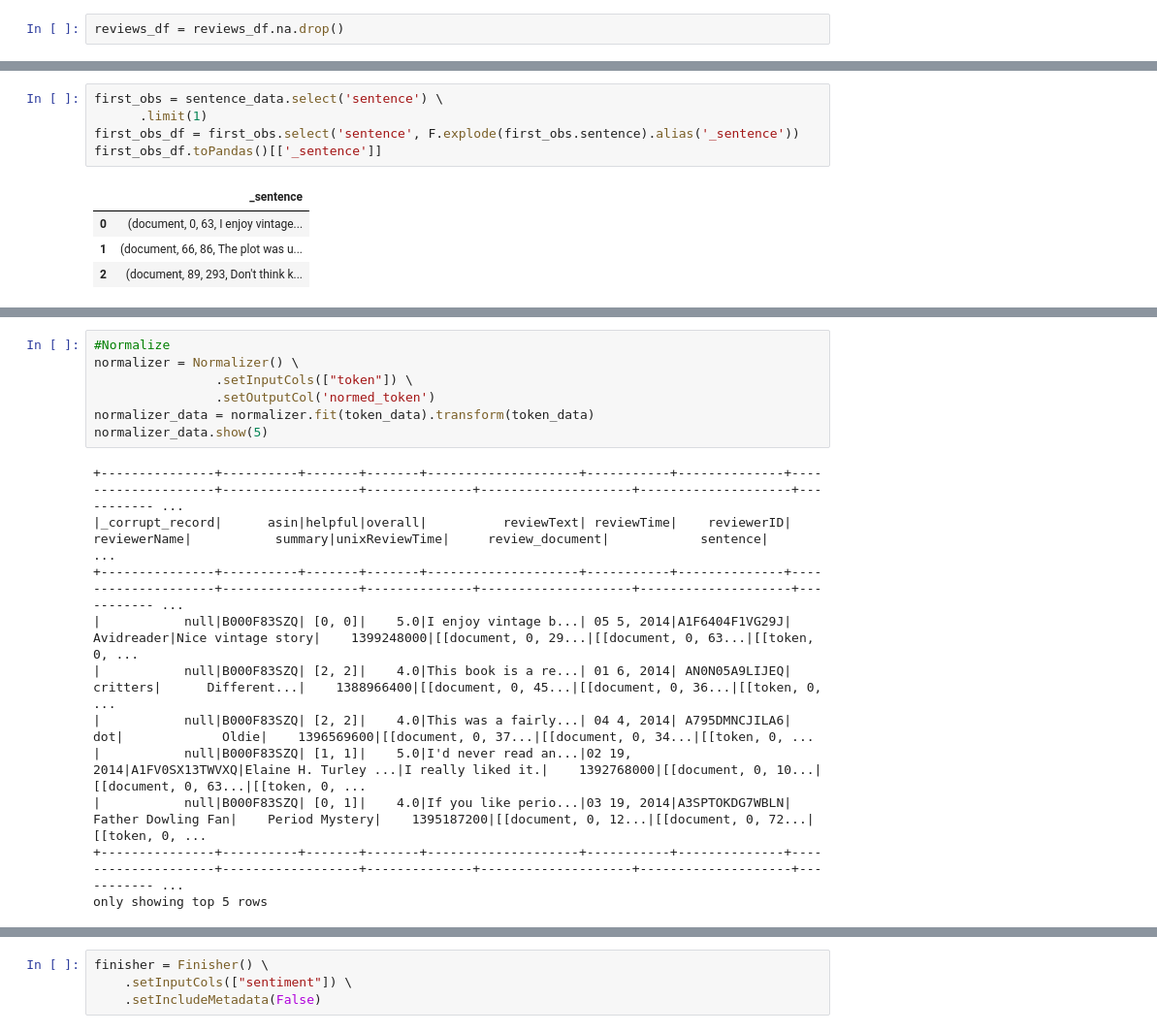
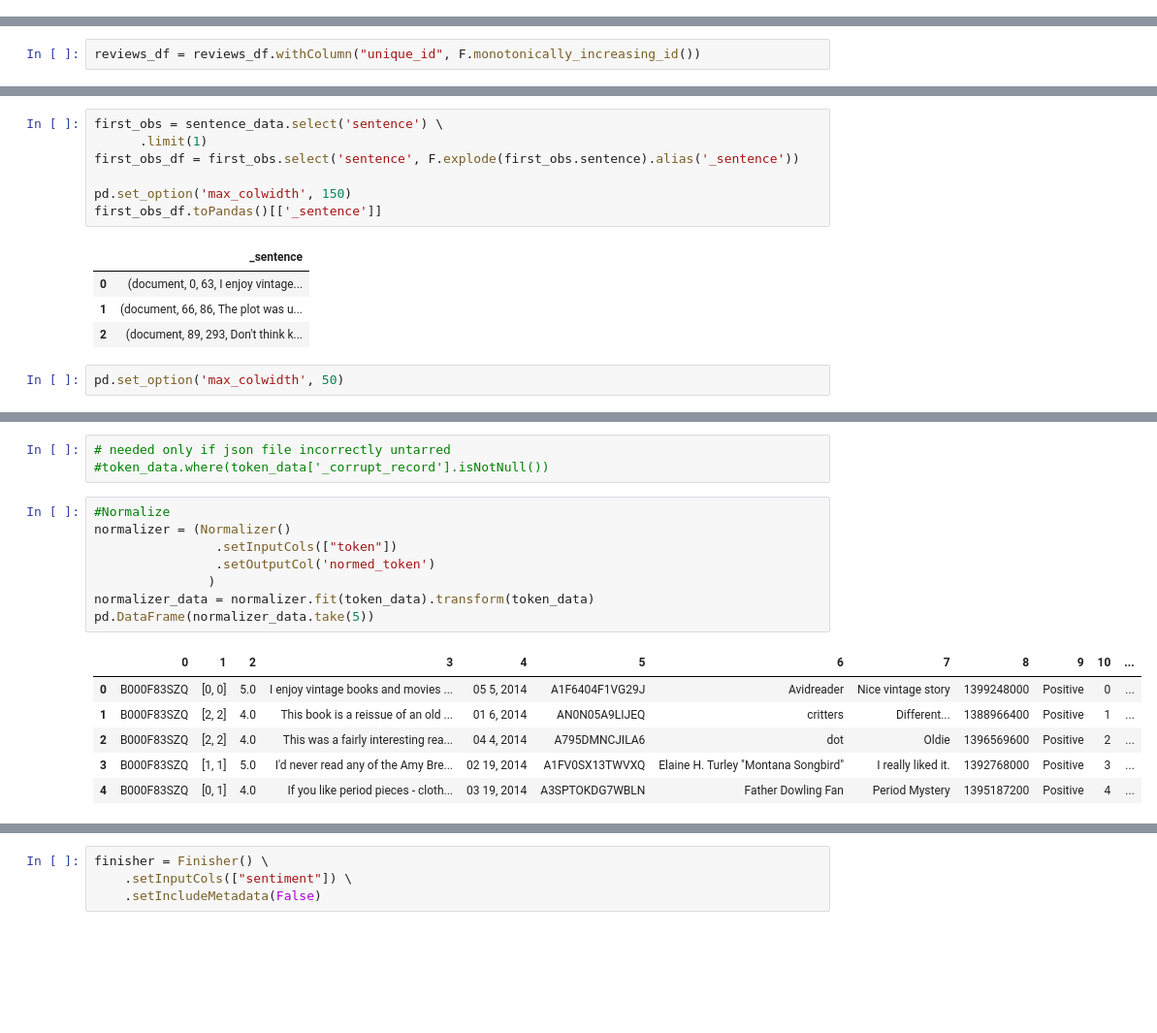
Before and after one commit to chrisoyer/thinkful_notes, a Jupyter notebook: Amazon_Kindle_Reviews__Sentiment.ipynb, the cells around one changed output, grey strips where cells are left out. Shown at 97% size. Cells and saved outputs as stored; diff of their text form; blank space fills up the shorter version.

Commit message:
redid spellcheck. added time series fields

```diff
--- a/Amazon_Kindle_Reviews__Sentiment.ipynb
+++ b/Amazon_Kindle_Reviews__Sentiment.ipynb
@@ -164,3 +164 @@ reviews_df.show(10)
 only showing top 10 rows
-# %%
-reviews_df = reviews_df.na.drop()
@@ -167,3 +182,5 @@ reviews_df = reviews_df.na.drop()
+# %%
+reviews_df = reviews_df.withColumn("unique_id", F.monotonically_increasing_id())
 # %% [markdown]
 # Spark NLP Sentiment Analysis
 # %% [markdown]
@@ -204,12 +221,16 @@ sentence_data.select("sentence").limit(5).show(truncate=False)
 first_obs = sentence_data.select('sentence') \
       .limit(1)
 first_obs_df = first_obs.select('sentence', F.explode(first_obs.sentence).alias('_sentence'))
+
+pd.set_option('max_colwidth', 150)
 first_obs_df.toPandas()[['_sentence']]
 # %% [output]
 |  | _sentence |
 | 0 | (document, 0, 63, I enjoy vintage... |
 | 1 | (document, 66, 86, The plot was u... |
 | 2 | (document, 89, 293, Don't think k... |
+# %%
+pd.set_option('max_colwidth', 50)
 # %%
 #Tokenize
 tokenizer = Tokenizer() \
@@ -226,19 +252,19 @@ token_data.take(5)
+# %%
+# needed only if json file incorrectly untarred
+#token_data.where(token_data['_corrupt_record'].isNotNull())
 # %%
 #Normalize
-normalizer = Normalizer() \
-                .setInputCols(["token"]) \
+normalizer = (Normalizer()
+                .setInputCols(["token"])
                 .setOutputCol('normed_token')
+               )
 normalizer_data = normalizer.fit(token_data).transform(token_data)
-normalizer_data.show(5)
+pd.DataFrame(normalizer_data.take(5))
 # %% [output]
-+---------------+----------+-------+-------+--------------------+-----------+--------------+--------------------+------------------+--------------+--------------------+--------------------+----------- ...
-|_corrupt_record|      asin|helpful|overall|          reviewText| reviewTime|    reviewerID|        reviewerName|           summary|unixReviewTime|     review_document|            sentence|            ...
-+---------------+----------+-------+-------+--------------------+-----------+--------------+--------------------+------------------+--------------+--------------------+--------------------+----------- ...
-|           null|B000F83SZQ| [0, 0]|    5.0|I enjoy vintage b...| 05 5, 2014|A1F6404F1VG29J|          Avidreader|Nice vintage story|    1399248000|[[document, 0, 29...|[[document, 0, 63...|[[token, 0, ...
-|           null|B000F83SZQ| [2, 2]|    4.0|This book is a re...| 01 6, 2014| AN0N05A9LIJEQ|            critters|      Different...|    1388966400|[[document, 0, 45...|[[document, 0, 36...|[[token, 0, ...
-|           null|B000F83SZQ| [2, 2]|    4.0|This was a fairly...| 04 4, 2014| A795DMNCJILA6|                 dot|             Oldie|    1396569600|[[document, 0, 37...|[[document, 0, 34...|[[token, 0, ...
-|           null|B000F83SZQ| [1, 1]|    5.0|I'd never read an...|02 19, 2014|A1FV0SX13TWVXQ|Elaine H. Turley ...|I really liked it.|    1392768000|[[document, 0, 10...|[[document, 0, 63...|[[token, 0, ...
-|           null|B000F83SZQ| [0, 1]|    4.0|If you like perio...|03 19, 2014|A3SPTOKDG7WBLN|  Father Dowling Fan|    Period Mystery|    1395187200|[[document, 0, 12...|[[document, 0, 72...|[[token, 0, ...
-+---------------+----------+-------+-------+--------------------+-----------+--------------+--------------------+------------------+--------------+--------------------+--------------------+----------- ...
-only showing top 5 rows
+|  | 0 | 1 | 2 | 3 | 4 | 5 | 6 | 7 | 8 | 9 | 10 | ... |
+| 0 | B000F83SZQ | [0, 0] | 5.0 | I enjoy vintage books and movies ... | 05 5, 2014 | A1F6404F1VG29J | Avidreader | Nice vintage story | 1399248000 | Positive | 0 | ... |
+| 1 | B000F83SZQ | [2, 2] | 4.0 | This book is a reissue of an old ... | 01 6, 2014 | AN0N05A9LIJEQ | critters | Different... | 1388966400 | Positive | 1 | ... |
+| 2 | B000F83SZQ | [2, 2] | 4.0 | This was a fairly interesting rea... | 04 4, 2014 | A795DMNCJILA6 | dot | Oldie | 1396569600 | Positive | 2 | ... |
+| 3 | B000F83SZQ | [1, 1] | 5.0 | I'd never read any of the Amy Bre... | 02 19, 2014 | A1FV0SX13TWVXQ | Elaine H. Turley "Montana Songbird" | I really liked it. | 1392768000 | Positive | 3 | ... |
+| 4 | B000F83SZQ | [0, 1] | 4.0 | If you like period pieces - cloth... | 03 19, 2014 | A3SPTOKDG7WBLN | Father Dowling Fan | Period Mystery | 1395187200 | Positive | 4 | ... |
 # %%
```
Also changed, not shown: parts of 31 cells of this notebook.
